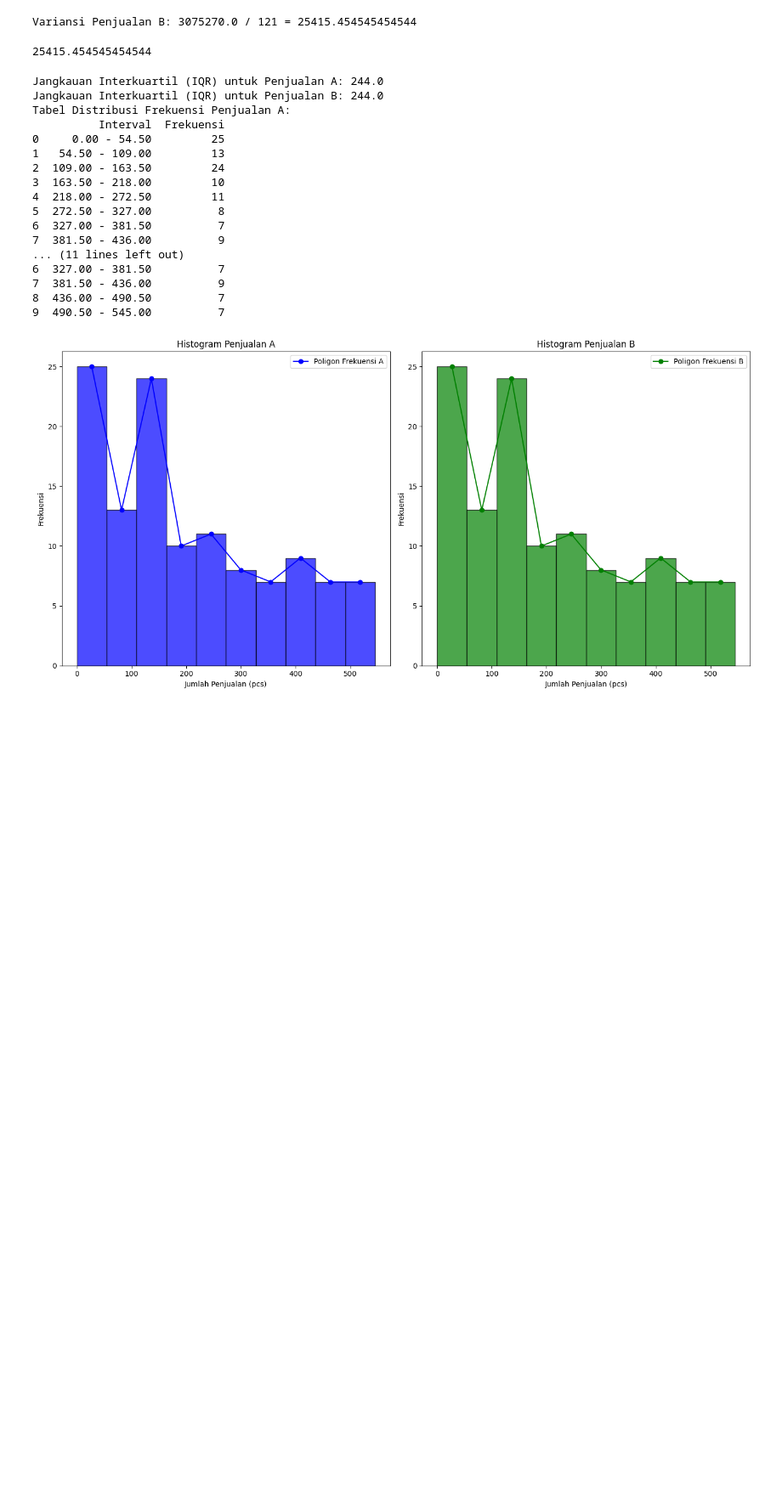
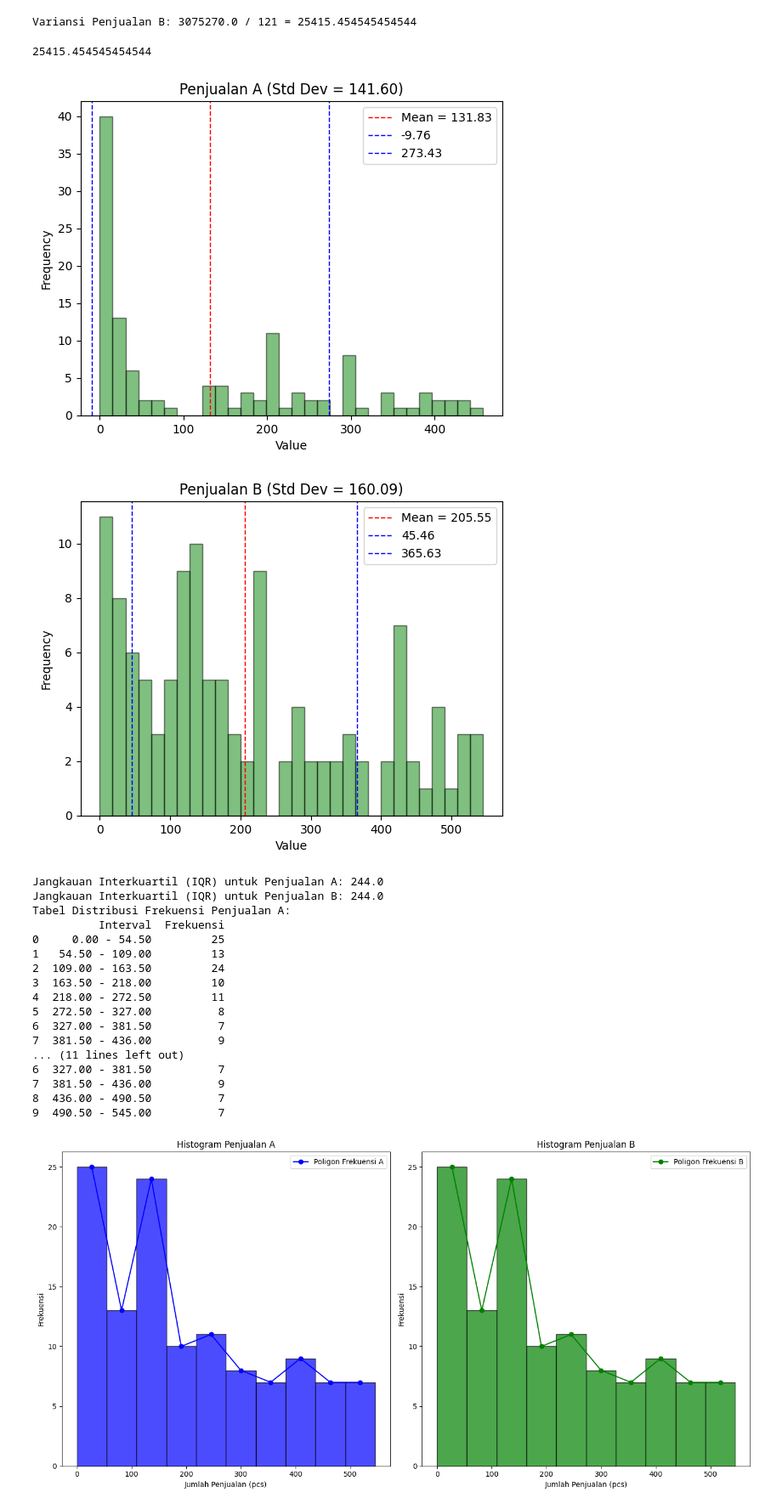
Before and after one commit to HikariReiziq/Coding-Task-1-A-046-061-079-123, a Jupyter notebook: Deskripsi-Data.ipynb, the cells around one changed output. Shown: that part at 85% size. Saved outputs shown, nothing was run; the diff lists cells and outputs as text; code cells hidden in the pictures; blank space fills up the shorter version.

```diff
--- a/Deskripsi-Data.ipynb
+++ b/Deskripsi-Data.ipynb
@@ -372,6 +293,43 @@ calc_variance_penjualan_B(penjualan_B)
 # %% [output]
 Variansi Penjualan B: 3075270.0 / 121 = 25415.454545454544
 25415.454545454544
+# %%
+import matplotlib.pyplot as plt
+
+std_penjualan_A = dataset['Penjualan A (pcs)'].std()
+std_penjualan_B = dataset['Penjualan B (pcs)'].std()
+
+def visualize_std(penjualan, title, mean, std_dev):
+    plt.hist(penjualan, bins=30, edgecolor='black', alpha=0.5, color='green')
+
+    # Tambahkan garis vertikal pada mean dan standar deviasi
+    plt.axvline(x=mean, color='red', linestyle='dashed', linewidth=1, label=f'Mean = {mean:.2f}')
+    plt.axvline(x=mean - std_dev, color='blue', linestyle='dashed', linewidth=1, label=f'{mean - std_dev:.2f}')
+    plt.axvline(x=mean + std_dev, color='blue', linestyle='dashed', linewidth=1, label=f'{mean + std_dev:.2f}')
+
+    # Tambahkan label dan judul
+    plt.xlabel('Value')
+    plt.ylabel('Frequency')
+    plt.title(f'{title} (Std Dev = {std_dev:.2f})')
+
+    # Tambahkan legenda
+    plt.legend()
+
+    # Tampilkan plot
+    plt.show()
+
+# Calculate mean for Penjualan A and Penjualan B
+mean_penjualan_A = dataset['Penjualan A (pcs)'].mean()
+mean_penjualan_B = dataset['Penjualan B (pcs)'].mean()
+
+# Visualize Penjualan A
+visualize_std(dataset['Penjualan A (pcs)'], 'Penjualan A', mean_penjualan_A, std_penjualan_A)
+
+# Visualize Penjualan B
+visualize_std(dataset['Penjualan B (pcs)'], 'Penjualan B', mean_penjualan_B, std_penjualan_B)
+# %% [output]
+[figure, added]
+[figure, added]
 # %%
 
 
```
Also changed, not shown: parts of 5 cells of this notebook.
